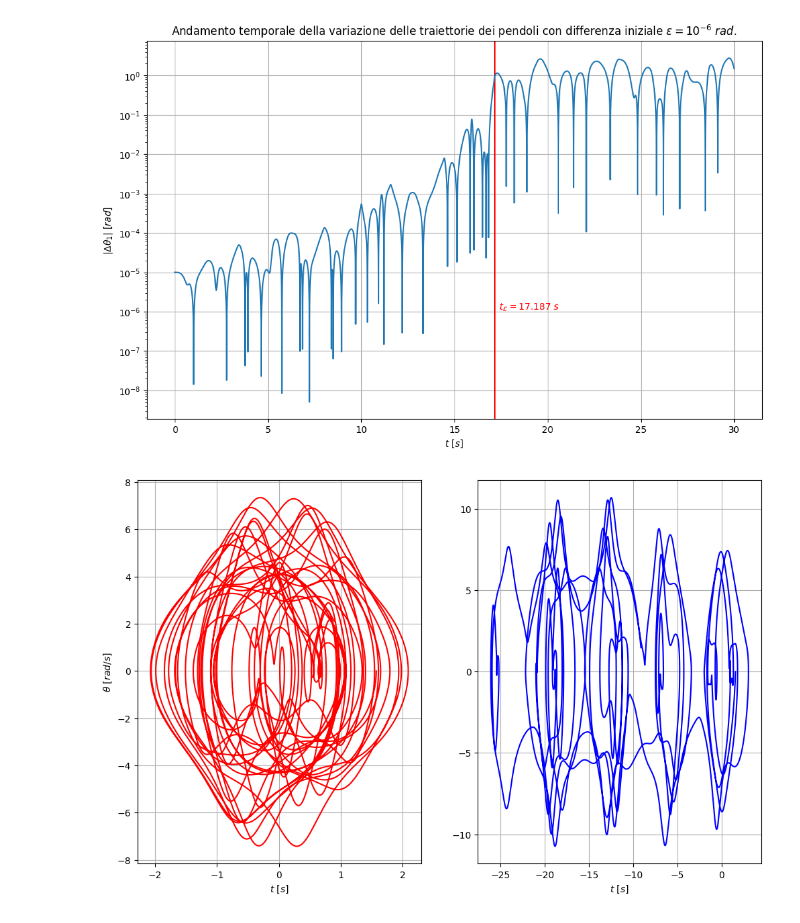
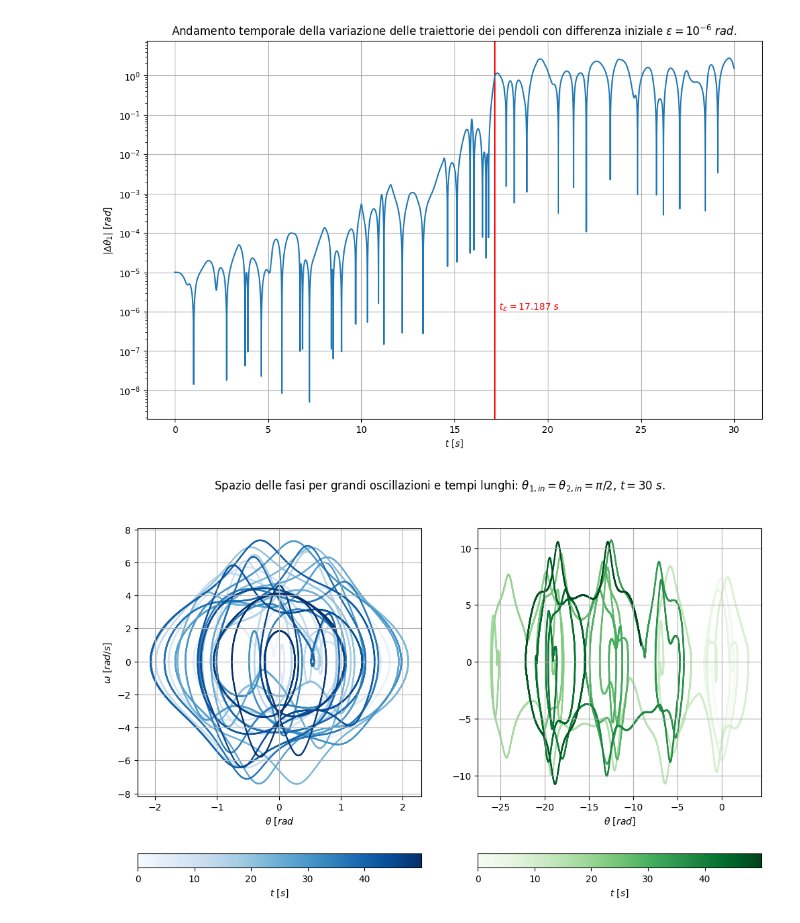
Before and after one commit to nicola-lamaddalena/computational_physics_course, a Jupyter notebook: ode/doppio_pendolo/doppio_pendolo.ipynb, the cells around one changed output. Cells and saved outputs as stored; diff of their text form; code cells hidden in the pictures.

```diff
--- a/ode/doppio_pendolo/doppio_pendolo.ipynb
+++ b/ode/doppio_pendolo/doppio_pendolo.ipynb
@@ -166,18 +174,21 @@ plt.show()
 # %% [output]
 [figure]
 # %%
-# GRANDI OSCILLAZIONI
 times = np.arange(0, 50, h)
 p1, v1, p2, v2 = rk4(theta1=np.pi/2, theta2=np.pi/2, omega1=0.0, omega2= 0.0, h=h, times=times, f=acc)
 fig, (ax1, ax2) = plt.subplots(1, 2)
-ax1.plot(p1, v1, color="red")
-ax1.set_xlabel(r"$t\ [s]$")
-ax1.set_ylabel(r"$\theta\ [rad/s]$")
+sc1 = ax1.scatter(p1, v1, c=times, cmap="Blues", s=0.5)
+ax1.set_xlabel(r"$\theta\ [rad$")
+ax1.set_ylabel(r"$\omega\ [rad/s]$")
 ax1.grid(True)
 
-ax2.plot(p2, v2, color="blue")
-ax2.set_xlabel(r"$t\ [s]$")
+sc2 = ax2.scatter(p2, v2, c=times, cmap="Greens", s=0.5)
+ax2.set_xlabel(r"$\theta\ [rad]$")
 ax2.grid(True)
+
+fig.colorbar(sc1, ax=ax1, label=r"$t\ [s]$", orientation="horizontal")
+fig.colorbar(sc2, ax=ax2, label=r"$t\ [s]$", orientation="horizontal")
+plt.suptitle(r"Spazio delle fasi per grandi oscillazioni e tempi lunghi: $\theta_{1,in}=\theta_{2,in}=\pi/2$, $t=30\ s$.")
 plt.show()
 # %% [output]
-[figure, old version]
+[figure, new version]
```
Also changed, not shown: parts of 6 cells of this notebook.
